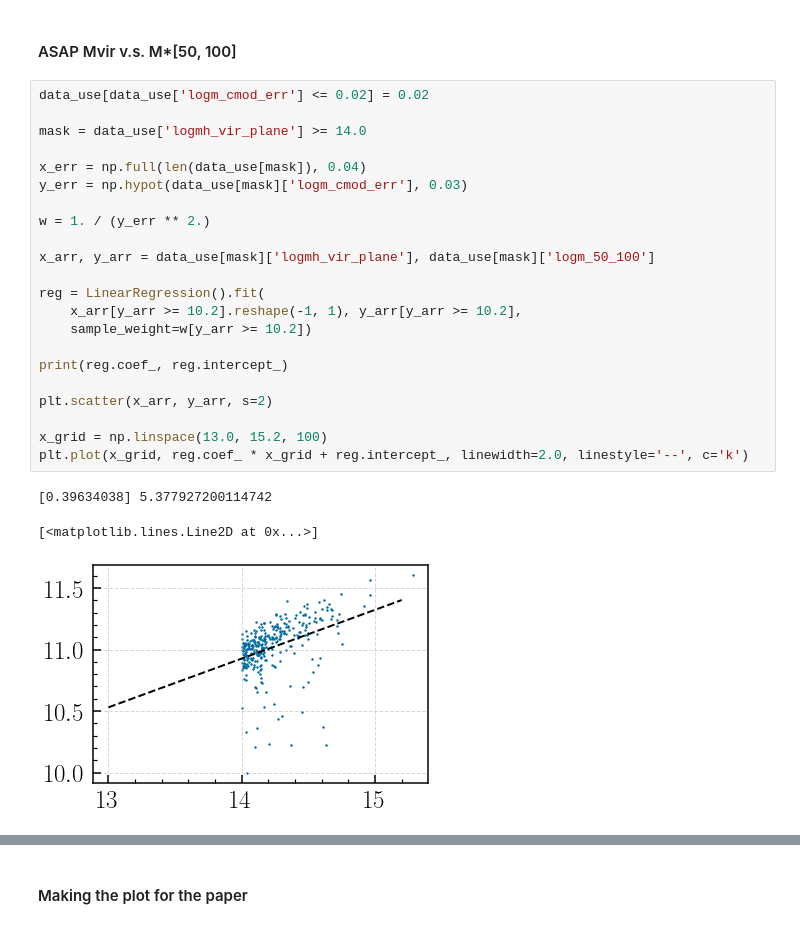
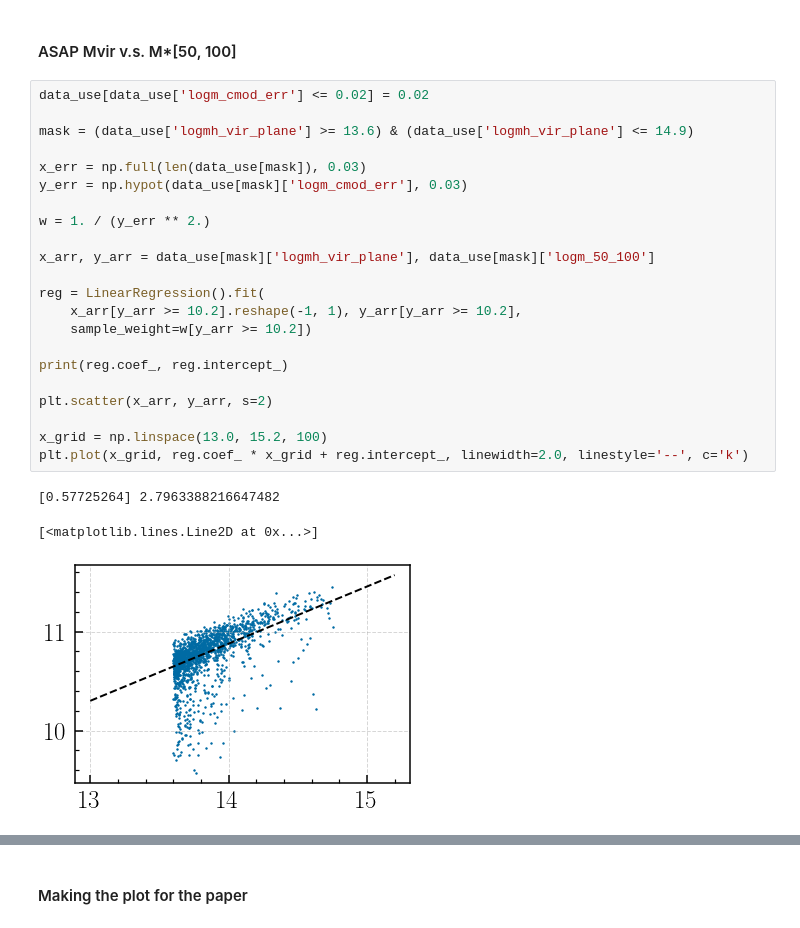
Before and after one commit to dr-guangtou/jianbing, a Jupyter notebook: notebooks/figure/fig12.ipynb, the cells around one changed output, grey strips where cells are left out. Drawn from its saved outputs; the diff is of its cells as text.

Commit message:
Update a few figures

```diff
--- a/notebooks/figure/fig12.ipynb
+++ b/notebooks/figure/fig12.ipynb
@@ -168,29 +165,29 @@ seconds 27.53
 # %%
 data_use[data_use['logm_cmod_err'] <= 0.02] = 0.02
 
-mask = data_use['logmh_vir_plane'] >= 14.0
+mask = (data_use['logmh_vir_plane'] >= 13.6) & (data_use['logmh_vir_plane'] <= 14.9)
 
-x_err = np.full(len(data_use[mask]), 0.04)
+x_err = np.full(len(data_use[mask]), 0.03)
 y_err = np.hypot(data_use[mask]['logm_cmod_err'], 0.03)
 
 w = 1. / (y_err ** 2.)
 
 x_arr, y_arr = data_use[mask]['logmh_vir_plane'], data_use[mask]['logm_50_100']
 
 reg = LinearRegression().fit(
     x_arr[y_arr >= 10.2].reshape(-1, 1), y_arr[y_arr >= 10.2],
     sample_weight=w[y_arr >= 10.2])
 
 print(reg.coef_, reg.intercept_)
 
 plt.scatter(x_arr, y_arr, s=2)
 
 x_grid = np.linspace(13.0, 15.2, 100)
 plt.plot(x_grid, reg.coef_ * x_grid + reg.intercept_, linewidth=2.0, linestyle='--', c='k')
 # %% [output]
-[0.39634038] 5.377927200114742
+[0.57725264] 2.7963388216647482
 [<matplotlib.lines.Line2D at 0x...>]
-[figure, old version]
+[figure, new version]
 # %%
 lts_linefit.lts_linefit(x_arr, y_arr, x_err, y_err, pivot=np.nanmedian(x_arr), clip=4.0)
 # %% [output]
```
Also changed, not shown: parts of 9 cells of this notebook, 1 other file.
